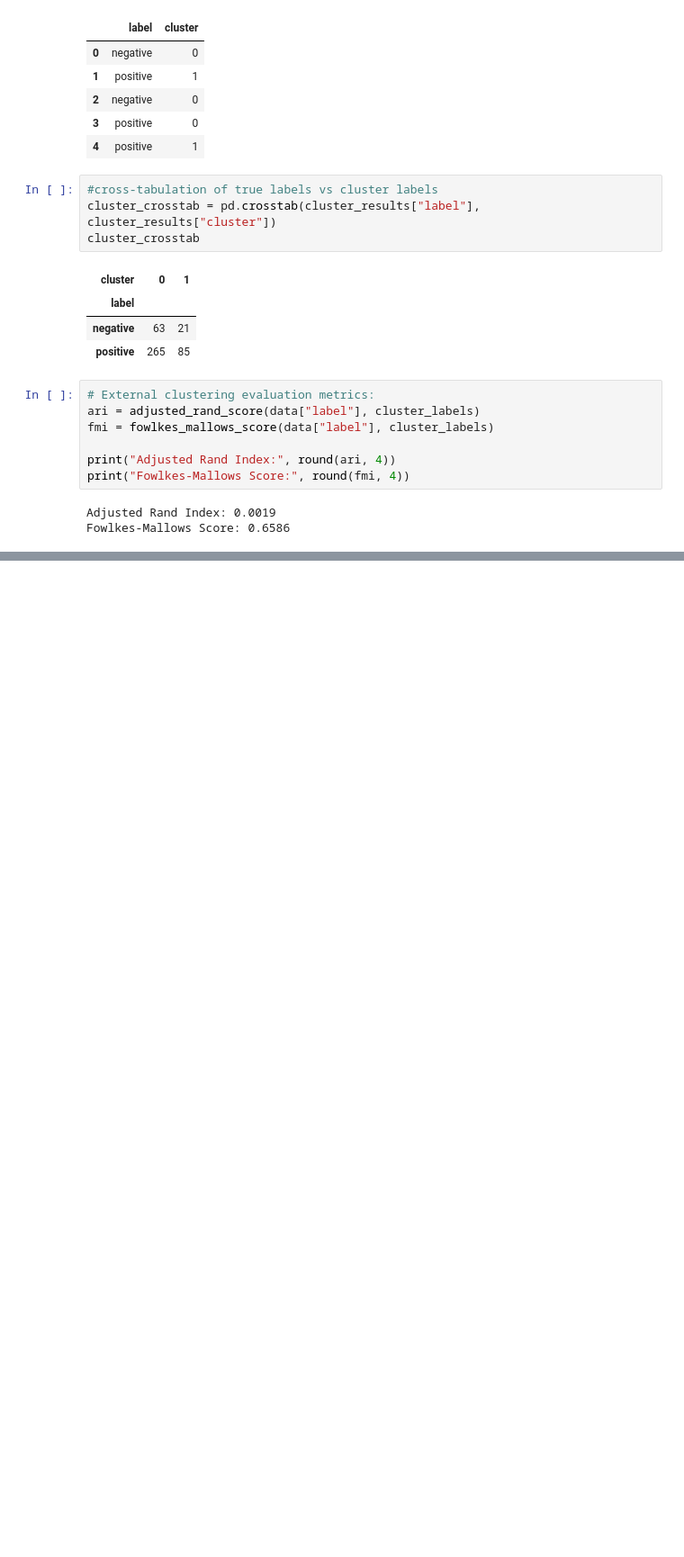
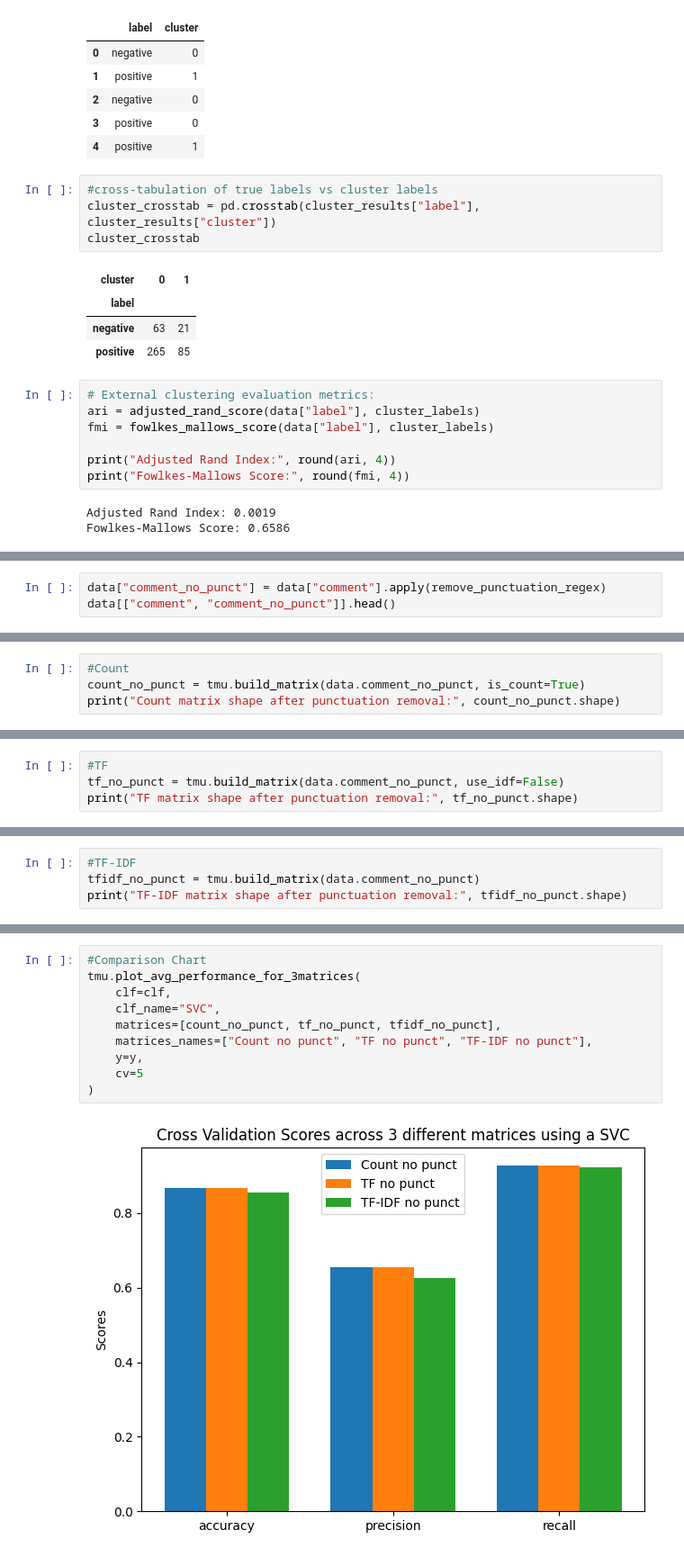
Before and after one commit to Sib26-cyber/TextAnalysis-assignment, a Jupyter notebook: Report_HPR.ipynb, the cells around one changed output, grey strips where cells are left out. Shown at 90% size. Saved outputs shown, nothing was run; the diff lists cells and outputs as text; blank space fills up the shorter version.

```diff
--- a/Report_HPR.ipynb
+++ b/Report_HPR.ipynb
@@ -554,0 +678,3 @@ Fowlkes-Mallows Score: 0.6586
+# %%
+data["comment_no_punct"] = data["comment"].apply(remove_punctuation_regex)
+data[["comment", "comment_no_punct"]].head()
@@ -554,0 +688,4 @@ Fowlkes-Mallows Score: 0.6586
+# %%
+#Count
+count_no_punct = tmu.build_matrix(data.comment_no_punct, is_count=True)
+print("Count matrix shape after punctuation removal:", count_no_punct.shape)
@@ -554,0 +694,4 @@ Fowlkes-Mallows Score: 0.6586
+# %%
+#TF
+tf_no_punct = tmu.build_matrix(data.comment_no_punct, use_idf=False)
+print("TF matrix shape after punctuation removal:", tf_no_punct.shape)
@@ -554,0 +700,4 @@ Fowlkes-Mallows Score: 0.6586
+# %%
+#TF-IDF
+tfidf_no_punct = tmu.build_matrix(data.comment_no_punct)
+print("TF-IDF matrix shape after punctuation removal:", tfidf_no_punct.shape)
@@ -554,0 +735,12 @@ Fowlkes-Mallows Score: 0.6586
+# %%
+#Comparison Chart
+tmu.plot_avg_performance_for_3matrices(
+    clf=clf,
+    clf_name="SVC",
+    matrices=[count_no_punct, tf_no_punct, tfidf_no_punct],
+    matrices_names=["Count no punct", "TF no punct", "TF-IDF no punct"],
+    y=y,
+    cv=5
+)
+# %% [output]
+[figure, added]
```
Also changed, not shown: parts of 28 cells of this notebook.
